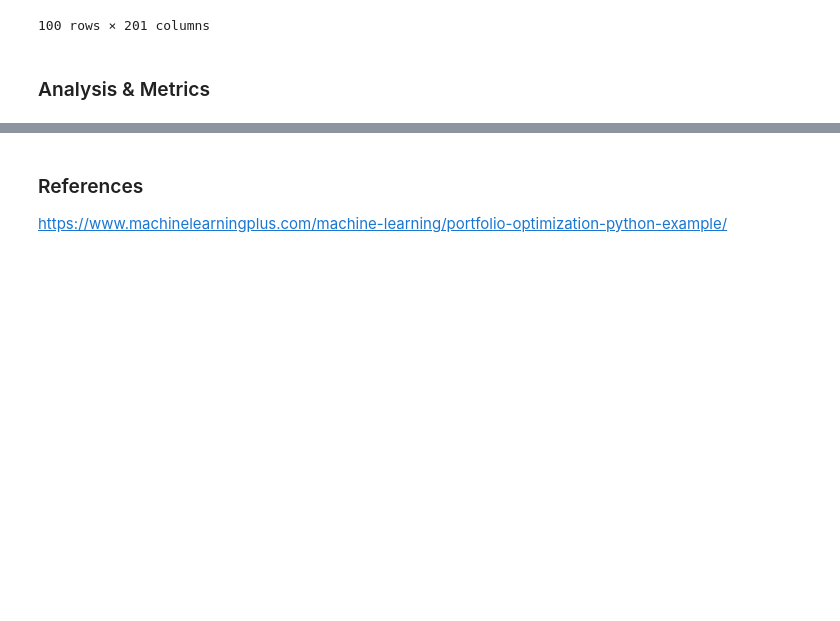
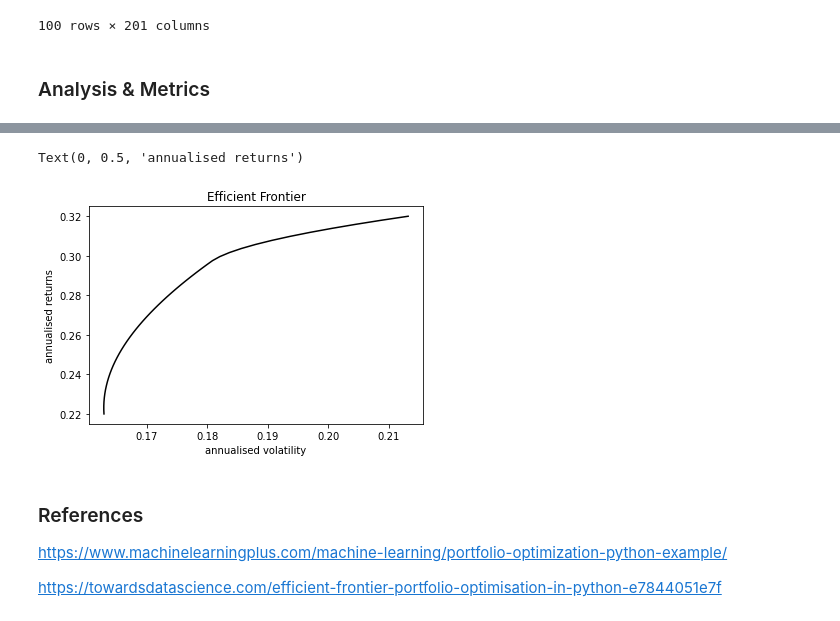
Before and after one commit to gracejyzhang/finance-collection, a Jupyter notebook: portfolio_optimization.ipynb, the cells around one changed output, grey strips where cells are left out. Drawn from its saved outputs; the diff is of its cells as text; code cells hidden in the pictures; blank space fills up the shorter version.

```diff
--- a/portfolio_optimization.ipynb
+++ b/portfolio_optimization.ipynb
@@ -203,0 +197,29 @@ Weights: [1.86629545e-01 1.88372754e-01 3.87602277e-17 6.24997701e-01]
+# %%
+# annualised returns for a portfolio
+def neg_annualised_return(weights, expected_returns, cov_matrix):
+    return -annualised_performance(weights, expected_returns, cov_matrix)[0]
+
+
+# annualised volatility for a portfolio
+def annualised_volatility(weights, expected_returns, cov_matrix):
+    return annualised_performance(weights, expected_returns, cov_matrix)[1]
+
+
+# given fixed returns, minimize volatility
+def minimize_volatility(expected_returns, cov_matrix, target_return):
+    num_assets = len(expected_returns)
+    args = (expected_returns, cov_matrix)
+    bounds = tuple((0.0, 1.0) for asset in range(num_assets))
+    constraints = ({'type': 'eq', 'fun': lambda x: neg_annualised_return(x, expected_returns, cov_matrix) + target_return},
+                   {'type': 'eq', 'fun': lambda x: np.sum(x) - 1})
+    return minimize(annualised_volatility, num_assets * [1/num_assets], args=args, bounds=bounds, constraints=constraints)
+
+
+# given fixed volatiliy, maximize returns
+def maximize_returns(expected_returns, cov_matrix, target_volatility):
+    num_assets = len(expected_returns)
+    args = (expected_returns, cov_matrix)
+    bounds = tuple((0.0, 1.0) for asset in range(num_assets))
+    constraints = ({'type': 'eq', 'fun': lambda x: annualised_volatility(x, expected_returns, cov_matrix) - target_volatility},
+                   {'type': 'eq', 'fun': lambda x: np.sum(x) - 1})
+    return minimize(neg_annualised_return, num_assets * [1/num_assets], args=args, bounds=bounds, constraints=constraints)
@@ -204,3 +246,22 @@ Weights: [1.86629545e-01 1.88372754e-01 3.87602277e-17 6.24997701e-01]
+# %%
+# calculate efficient frontier by minimizing risk for given levels of return
+efficient_frontier = []
+target_returns = np.linspace(0.22, 0.32, 50)
+for target in target_returns:
+    weights = minimize_volatility(expected_returns, cov_matrix, target).x
+    returns, volatility = annualised_performance(weights, expected_returns, cov_matrix)
+    efficient_frontier.append((returns, volatility))
+
+# plot efficient frontier
+plt.plot([x[1] for x in efficient_frontier], [y[0] for y in efficient_frontier], linestyle='-', color='black')
+plt.title('Efficient Frontier')
+plt.xlabel('annualised volatility')
+plt.ylabel('annualised returns')
+# %% [output]
+Text(0, 0.5, 'annualised returns')
+[figure, added]
 # %% [markdown]
 ### References
 https://www.machinelearningplus.com/machine-learning/portfolio-optimization-python-example/
+
+https://towardsdatascience.com/efficient-frontier-portfolio-optimisation-in-python-e7844051e7f
```
Also changed, not shown: parts of 13 cells of this notebook.
